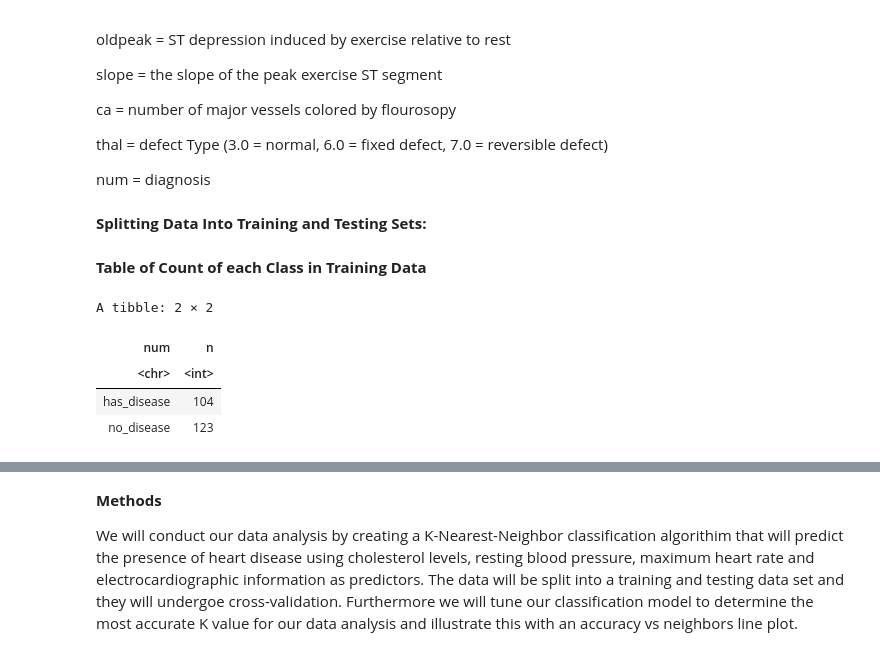
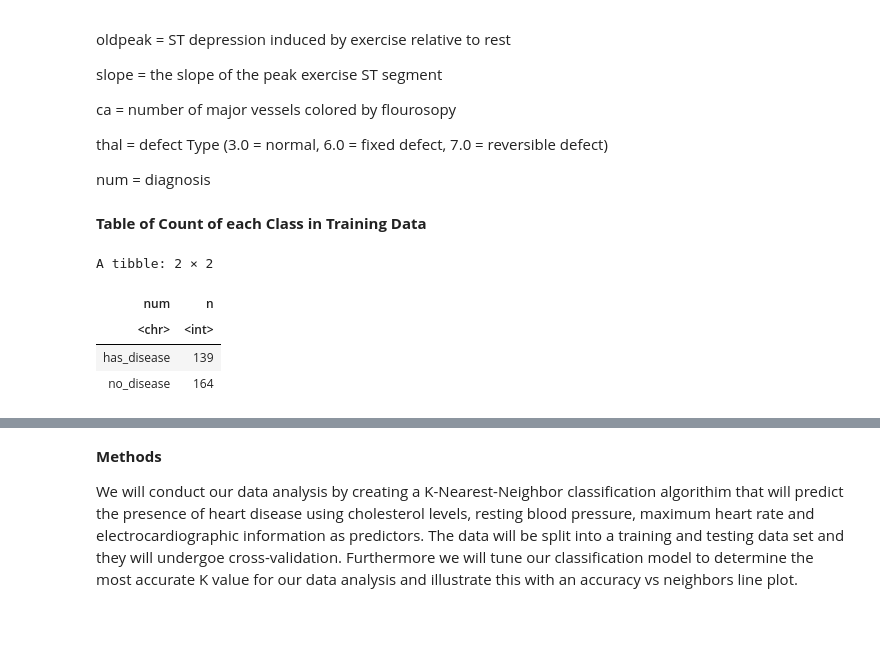
Before and after one commit to shafiquer16/DSCI-100--2021W-Group-27, a Jupyter notebook: Project Proposal.ipynb, the cells around one changed output, grey strips where cells are left out. Cells and saved outputs as stored; diff of their text form; code cells hidden in the pictures; blank space fills up the shorter version.

```diff
--- a/Project Proposal.ipynb
+++ b/Project Proposal.ipynb
@@ -127,5 +128,3 @@ ca = number of major vessels colored by flourosopy
 thal = defect Type (3.0 = normal, 6.0 = fixed defect, 7.0 = reversible defect)
 
 num = diagnosis
-# %% [markdown]
-**Splitting Data Into Training and Testing Sets:**
@@ -136,13 +131,13 @@ heart_test<-testing(heart_split)
 # %% [markdown]
 **Table of Count of each Class in Training Data**
 # %%
-class_table<-heart_train%>%
+class_table<-cleveland_heart_data%>%
 group_by(num)%>%
 summarize(n=n())
 class_table
 # %% [output]
 A tibble: 2 × 2
 | num | n |
 | <chr> | <int> |
-| has_disease | 104 |
-| no_disease | 123 |
+| has_disease | 139 |
+| no_disease | 164 |
```
Also changed, not shown: parts of 6 cells of this notebook.
